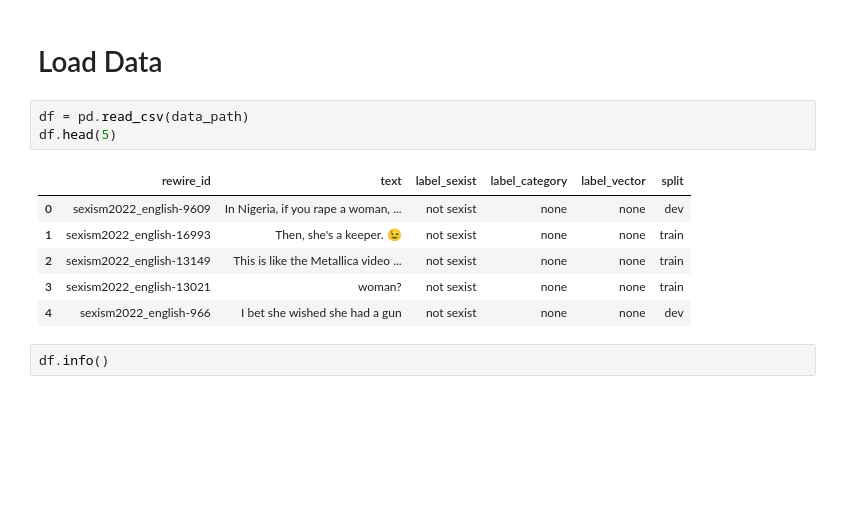
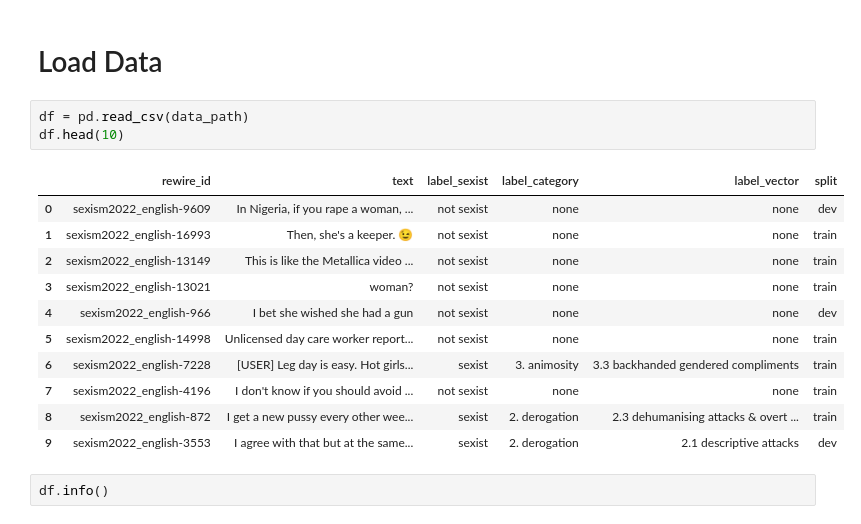
Before and after one commit to SvenGerloff/online_sexism_detection, a Jupyter notebook: milestone_1/00_data_preparation.ipynb, the cells around one changed output. Cells and saved outputs as stored; diff of their text form; blank space fills up the shorter version.

```diff
--- a/milestone_1/00_data_preparation.ipynb
+++ b/milestone_1/00_data_preparation.ipynb
@@ -41,14 +41,19 @@ output_path_df = os.path.normpath(os.path.join(os.getcwd(), '..', 'data', 'df.pa
 # Load Data
 # %%
 df = pd.read_csv(data_path)
-df.head(5)
+df.head(10)
 # %% [output]
 |  | rewire_id | text | label_sexist | label_category | label_vector | split |
 | 0 | sexism2022_english-9609 | In Nigeria, if you rape a woman, ... | not sexist | none | none | dev |
 | 1 | sexism2022_english-16993 | Then, she's a keeper. 😉 | not sexist | none | none | train |
 | 2 | sexism2022_english-13149 | This is like the Metallica video ... | not sexist | none | none | train |
 | 3 | sexism2022_english-13021 | woman? | not sexist | none | none | train |
 | 4 | sexism2022_english-966 | I bet she wished she had a gun | not sexist | none | none | dev |
+| 5 | sexism2022_english-14998 | Unlicensed day care worker report... | not sexist | none | none | train |
+| 6 | sexism2022_english-7228 | [USER] Leg day is easy. Hot girls... | sexist | 3. animosity | 3.3 backhanded gendered compliments | train |
+| 7 | sexism2022_english-4196 | I don't know if you should avoid ... | not sexist | none | none | train |
+| 8 | sexism2022_english-872 | I get a new pussy every other wee... | sexist | 2. derogation | 2.3 dehumanising attacks & overt ... | train |
+| 9 | sexism2022_english-3553 | I agree with that but at the same... | sexist | 2. derogation | 2.1 descriptive attacks | dev |
 # %%
 df.info()
 # %% [output]
```
Also changed, not shown: 13 other files.
